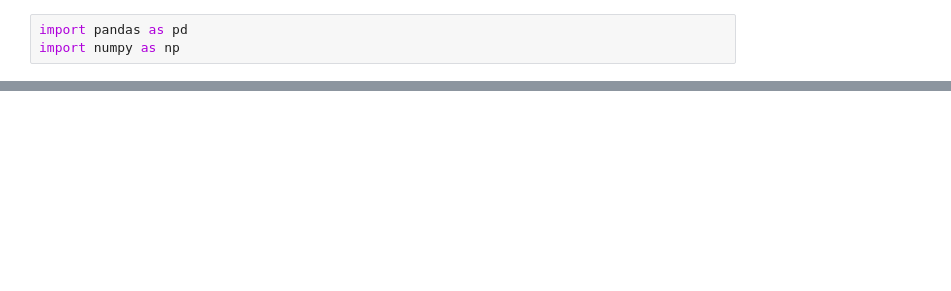
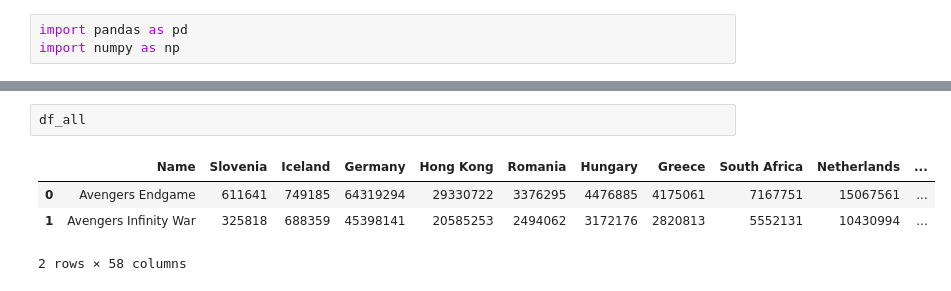
Before and after one commit to patsukhum/Marvel, a Jupyter notebook: data/scripts/Global Data for Choropleth.ipynb, the cells around one changed output, grey strips where cells are left out. Cells and saved outputs as stored; diff of their text form; blank space fills up the shorter version.

```diff
--- a/data/scripts/Global Data for Choropleth.ipynb
+++ b/data/scripts/Global Data for Choropleth.ipynb
@@ -53,0 +330,7 @@ df.to_csv('../clean/endgame_clean.csv')
+# %%
+df_all
+# %% [output]
+|  | Name | Slovenia | Iceland | Germany | Hong Kong | Romania | Hungary | Greece | South Africa | Netherlands | ... |
+| 0 | Avengers Endgame | 611641 | 749185 | 64319294 | 29330722 | 3376295 | 4476885 | 4175061 | 7167751 | 15067561 | ... |
+| 1 | Avengers Infinity War | 325818 | 688359 | 45398141 | 20585253 | 2494062 | 3172176 | 2820813 | 5552131 | 10430994 | ... |
+2 rows × 58 columns
```
Also changed, not shown: parts of 38 cells of this notebook, 38 other files.
